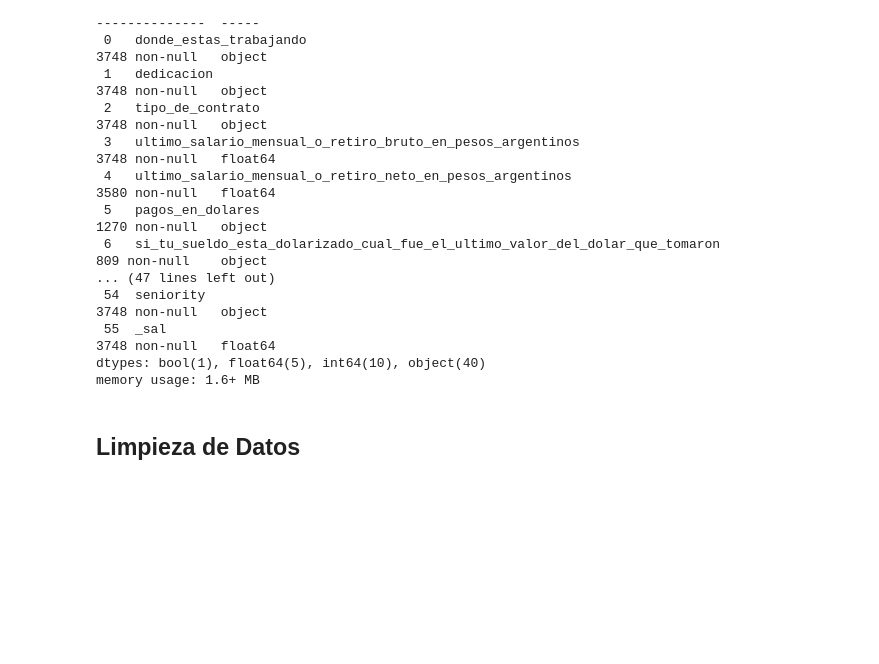
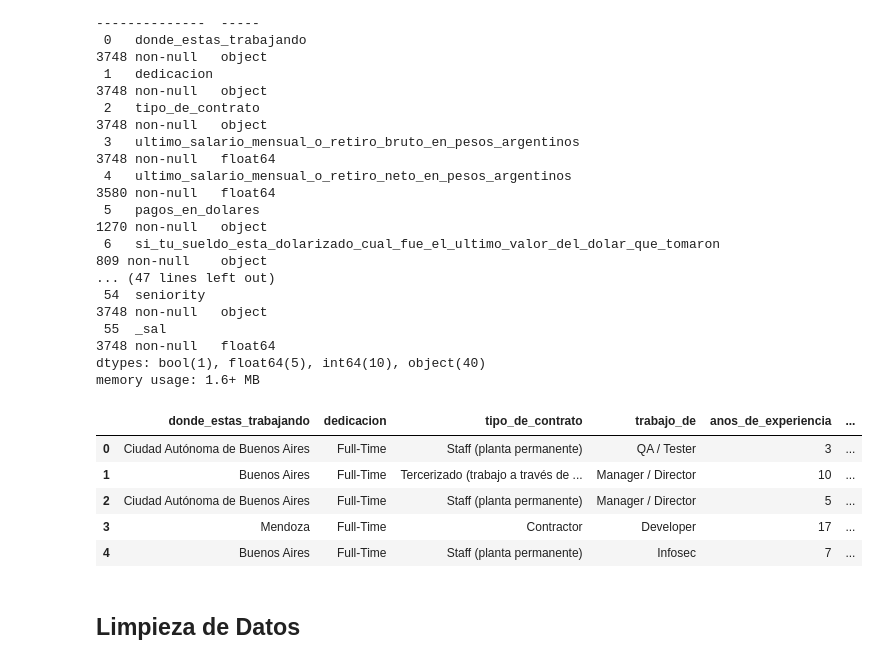
Before and after one commit to caro6852lq/MachineLearning_PredictSalary, a Jupyter notebook: Notebook/Notebook_MachineLearning_PredictSalary.ipynb, the cells around one changed output. Drawn from its saved outputs; the diff is of its cells as text; code cells hidden in the pictures; blank space fills up the shorter version.

```diff
--- a/Notebook/Notebook_MachineLearning_PredictSalary.ipynb
+++ b/Notebook/Notebook_MachineLearning_PredictSalary.ipynb
@@ -54,2 +69,11 @@ df_0 = df
+# %%
+df.head()
+# %% [output]
+|  | donde_estas_trabajando | dedicacion | tipo_de_contrato | trabajo_de | anos_de_experiencia | ... |
+| 0 | Ciudad Autónoma de Buenos Aires | Full-Time | Staff (planta permanente) | QA / Tester | 3 | ... |
+| 1 | Buenos Aires | Full-Time | Tercerizado (trabajo a través de ... | Manager / Director | 10 | ... |
+| 2 | Ciudad Autónoma de Buenos Aires | Full-Time | Staff (planta permanente) | Manager / Director | 5 | ... |
+| 3 | Mendoza | Full-Time | Contractor | Developer | 17 | ... |
+| 4 | Buenos Aires | Full-Time | Staff (planta permanente) | Infosec | 7 | ... |
 # %% [markdown]
 ## Limpieza de Datos
```
Also changed, not shown: parts of 68 cells of this notebook.
